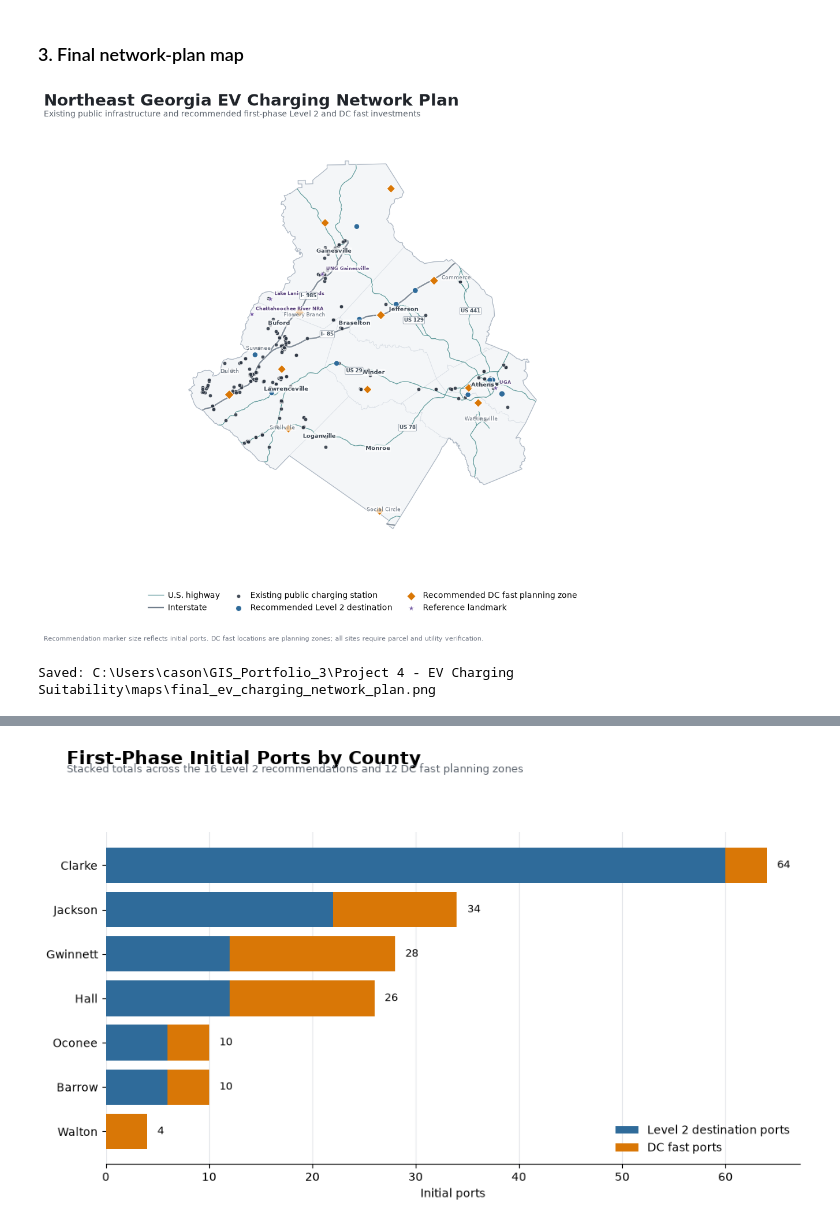
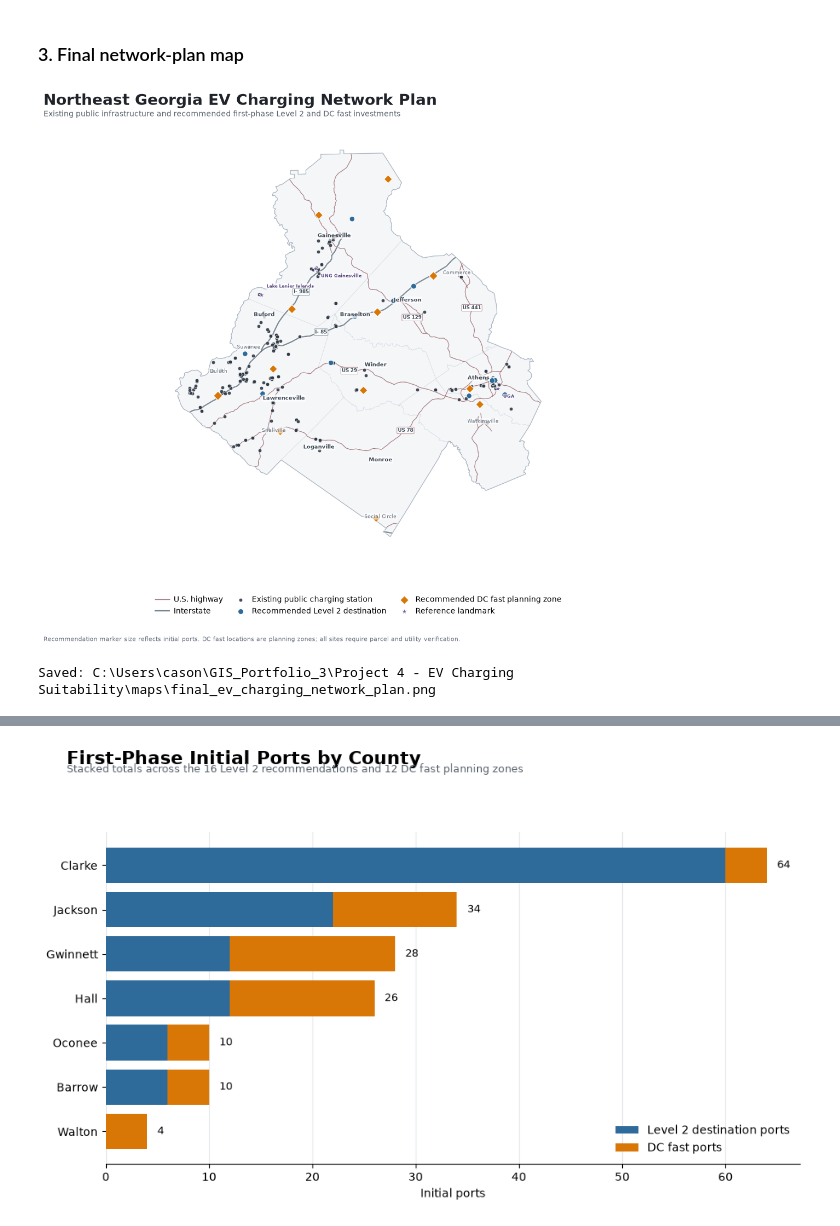
Before and after one commit to casondow/northeast-georgia-ev-charging-suitability, a Jupyter notebook: notebooks/11_final_portfolio_outputs.ipynb, the cells around one changed output, grey strips where cells are left out. Saved outputs shown, nothing was run; the diff lists cells and outputs as text; code cells hidden in the pictures.

```diff
--- a/notebooks/11_final_portfolio_outputs.ipynb
+++ b/notebooks/11_final_portfolio_outputs.ipynb
@@ -191,7 +192,7 @@ dc_map = recommendation_map.loc[
     recommendation_map["recommendation_type"] == "DC fast planning zone"
 ]
 
-fig, ax = plt.subplots(figsize=(12, 10), facecolor="white")
+fig, ax = plt.subplots(figsize=(12.5, 10.5), facecolor="white")
 area_map.plot(
     ax=ax, color="#F4F6F8", edgecolor="none", zorder=1,
 )
@@ -205,7 +206,7 @@ us_highway_map.plot(
     ax=ax, color="white", linewidth=2.0, alpha=0.95, zorder=2
 )
 us_highway_map.plot(
-    ax=ax, color="#3F8587", linewidth=0.95, alpha=0.92,
+    ax=ax, color="#9A6A74", linewidth=1.0, alpha=0.92,
     label="U.S. highway", zorder=3,
 )
 interstate_map.plot(
@@ -244,10 +245,20 @@ city_names = {
     "Monroe": "Monroe",
     "Winder": "Winder",
 }
+city_label_offsets = {
+    "Athens": (-8, 10),
+    "Braselton": (7, 8),
+    "Buford": (-8, 8),
+    "Gainesville": (8, 12),
+    "Jefferson": (8, 8),
+    "Lawrenceville": (8, -11),
+    "Loganville": (8, -10),
+    "Monroe": (8, -10),
+    "Winder": (8, 10),
+}
 secondary_city_names = {
     "Commerce": "Commerce",
     "Duluth": "Duluth",
-    "Flowery Branch": "Flowery Branch",
     "Snellville": "Snellville",
     "Social Circle": "Social Circle",
     "Suwanee": "Suwanee",
@@ -258,8 +269,10 @@ for source_name, display_name in city_names.items():
     if city.empty:
         continue
     point = city.geometry.iloc[0].representative_point()
-    ax.text(
-        point.x, point.y, display_name,
+    ax.annotate(
+        display_name, xy=(point.x, point.y),
+        xytext=city_label_offsets[display_name],
+        textcoords="offset points",
         ha="center", va="center", fontsize=7.2,
         color="#3F4853", weight="bold", zorder=9,
         bbox={
@@ -289,9 +302,13 @@ for source_name, display_name in secondary_city_names.items():
 
 landmark_names = {
     "Lake Lanier Islands Park": "Lake Lanier Islands",
-    "Chattahoochee River National Recreation Area": "Chattahoochee River NRA",
     "University of North Georgia - Gainesville Campus": "UNG Gainesville",
     "UGA Park and Ride Upper Lot (E23A)": "UGA",
+}
+landmark_label_offsets = {
+    "Lake Lanier Islands Park": (7, 10),
+    "University of North Georgia - Gainesville Campus": (7, -11),
+    "UGA Park and Ride Upper Lot (E23A)": (7, -12),
 }
 selected_landmarks = landmark_map.loc[
     landmark_map["name"].isin(landmark_names)
@@ -306,7 +323,8 @@ if not selected_landmarks.empty:
         ax.annotate(
             landmark_names[landmark["name"]],
             xy=(landmark.geometry.x, landmark.geometry.y),
-            xytext=(5, 5), textcoords="offset points",
+            xytext=landmark_label_offsets[landmark["name"]],
+            textcoords="offset points",
             fontsize=6.1, color="#5E477F", weight="bold",
             zorder=10,
             bbox={
@@ -317,7 +335,7 @@ if not selected_landmarks.empty:
             },
         )
 
-def add_route_labels(roads, route_numbers, prefix):
+def add_route_labels(roads, route_numbers, prefix, edge_color):
     for route_number in route_numbers:
         segments = roads.loc[
             pd.to_numeric(roads["route_number"], errors="coerce")
@@ -333,46 +351,46 @@ def add_route_labels(roads, route_numbers, prefix):
             bbox={
                 "boxstyle": "round,pad=0.18",
                 "facecolor": "white",
-                "edgecolor": "#8C98A5",
+                "edgecolor": edge_color,
                 "linewidth": 0.55,
                 "alpha": 0.95,
             },
         )
 
-add_route_labels(interstate_map, [85, 985], "I-")
-add_route_labels(us_highway_map, [23, 29, 78, 129, 441], "US")
+add_route_labels(interstate_map, [85, 985], "I-", "#697786")
+add_route_labels(us_highway_map, [23, 29, 78, 129, 441], "US", "#9A6A74")
 
 fig.suptitle(
     "Northeast Georgia EV Charging Network Plan",
     x=0.04, y=0.965, ha="left",
     fontsize=20, weight="bold", color="#20242A",
 )
 fig.text(
     0.04, 0.925,
     "Existing public infrastructure and recommended first-phase Level 2 and DC fast investments",
     ha="left", fontsize=10, color="#59616B",
 )
 legend_handles, legend_labels = ax.get_legend_handles_labels()
 fig.legend(
     legend_handles, legend_labels,
     frameon=False, loc="lower center",
-    bbox_to_anchor=(0.5, 0.055), ncol=3,
+    bbox_to_anchor=(0.5, 0.045), ncol=3,
     columnspacing=1.3, handletextpad=0.5,
 )
 ax.set_axis_off()
 fig.text(
-    0.04, 0.018,
+    0.04, 0.012,
     "Recommendation marker size reflects initial ports. DC fast locations are planning zones; all sites require parcel and utility verification.",
     fontsize=8, color="#6B7280",
 )
-fig.subplots_adjust(left=0.03, right=0.97, top=0.88, bottom=0.18)
+fig.subplots_adjust(left=0.02, right=0.98, top=0.90, bottom=0.16)
 
 final_map_path = MAP_DIR / "final_ev_charging_network_plan.png"
 fig.savefig(
     final_map_path, dpi=300, bbox_inches="tight", facecolor="white"
 )
 plt.show()
 print("Saved:", final_map_path)
 # %% [output]
-[figure, old version]
+[figure, new version]
 Saved: C:\Users\cason\GIS_Portfolio_3\Project 4 - EV Charging Suitability\maps\final_ev_charging_network_plan.png
```
Also changed, not shown: parts of 7 cells of this notebook, 5 other files.
